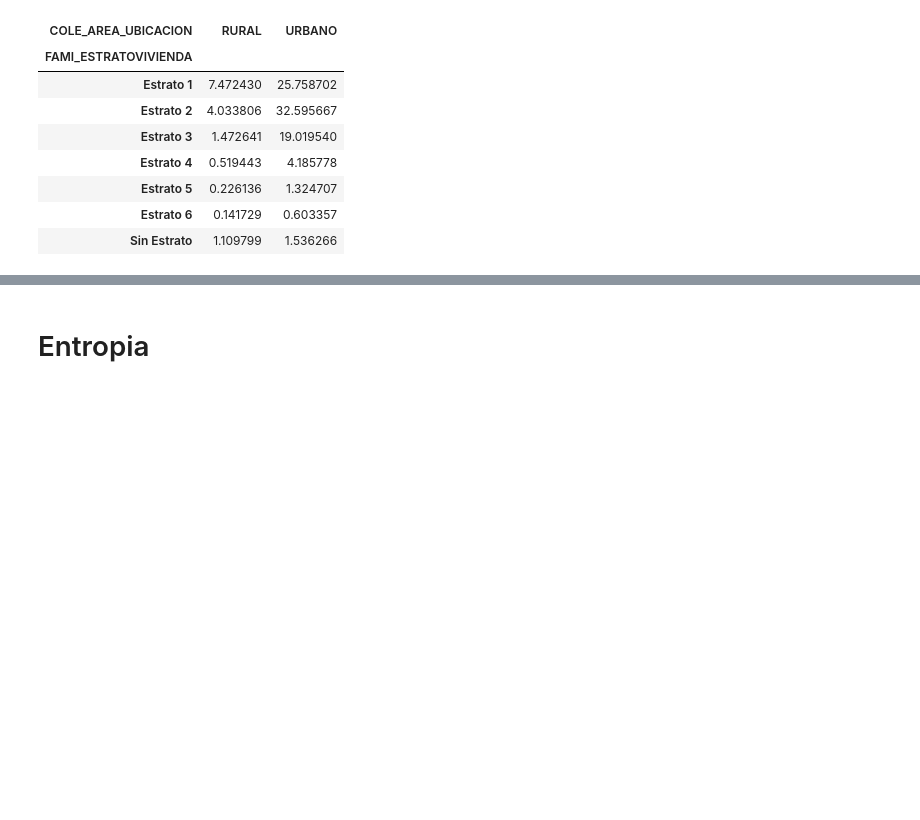
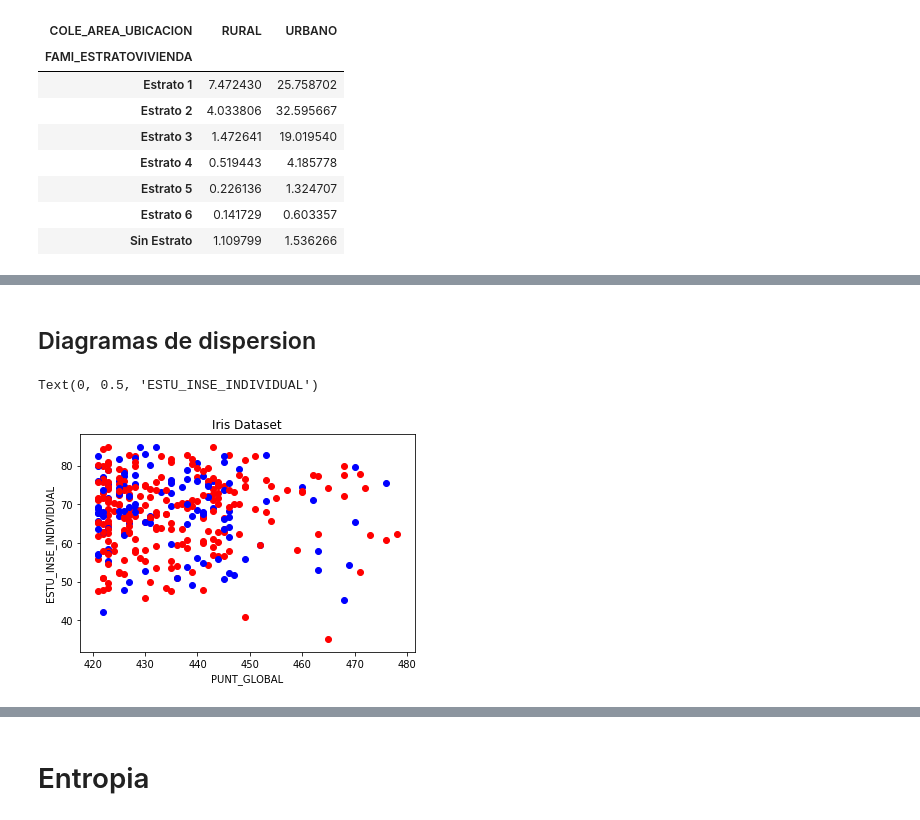
Before and after one commit to dsgantivac/DataMiningProject, a Jupyter notebook: Analisis exploratorio Reduced.ipynb, the cells around one changed output, grey strips where cells are left out. Drawn from its saved outputs; the diff is of its cells as text; code cells hidden in the pictures; blank space fills up the shorter version.

```diff
--- a/Analisis exploratorio Reduced.ipynb
+++ b/Analisis exploratorio Reduced.ipynb
@@ -546,0 +562,14 @@ pd.crosstab(data['FAMI_ESTRATOVIVIENDA'], [data['ESTU_FECHANACIMIENTO']])/data.s
+# %% [markdown]
+## Diagramas de dispersion
+# %%
+colors = {'M':'r', 'F':'b'}
+fig, ax = plt.subplots()
+for i in range(1000000):
+    if data['PUNT_GLOBAL'][i] > 420:
+        ax.scatter(data['PUNT_GLOBAL'][i], data['ESTU_INSE_INDIVIDUAL'][i],color=colors[data['ESTU_GENERO'][i]])
+ax.set_title('Iris Dataset')
+ax.set_xlabel('PUNT_GLOBAL')
+ax.set_ylabel('ESTU_INSE_INDIVIDUAL')
+# %% [output]
+Text(0, 0.5, 'ESTU_INSE_INDIVIDUAL')
+[figure, added]
```
Also changed, not shown: parts of 7 cells of this notebook, 2 other files.
